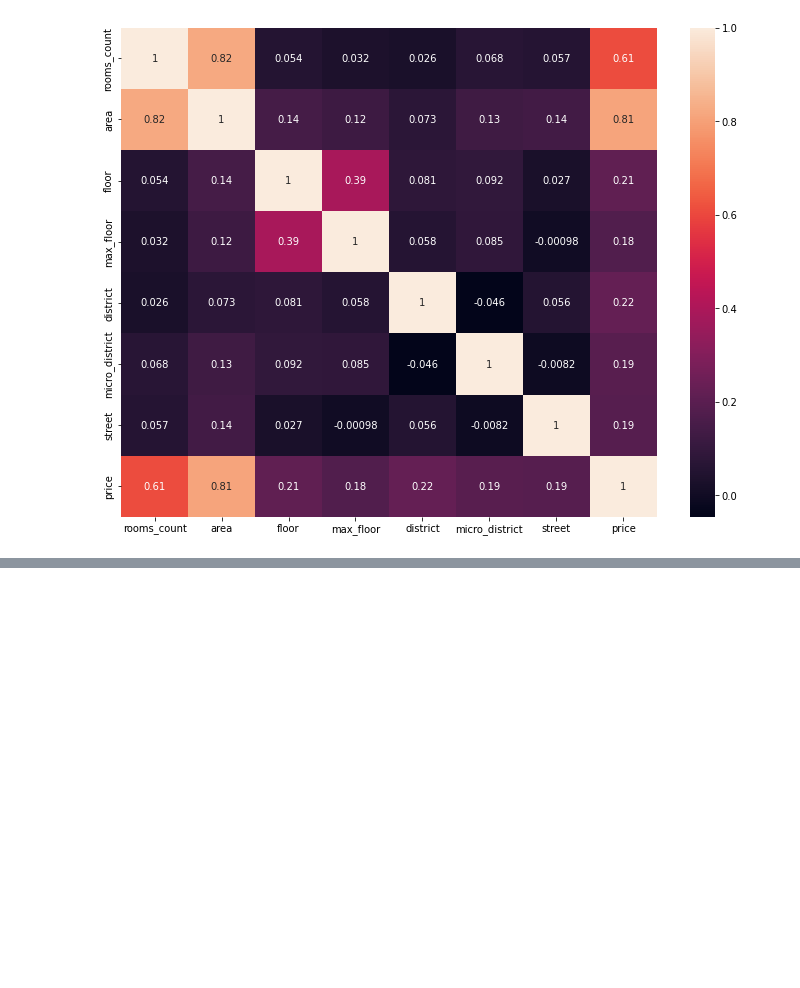
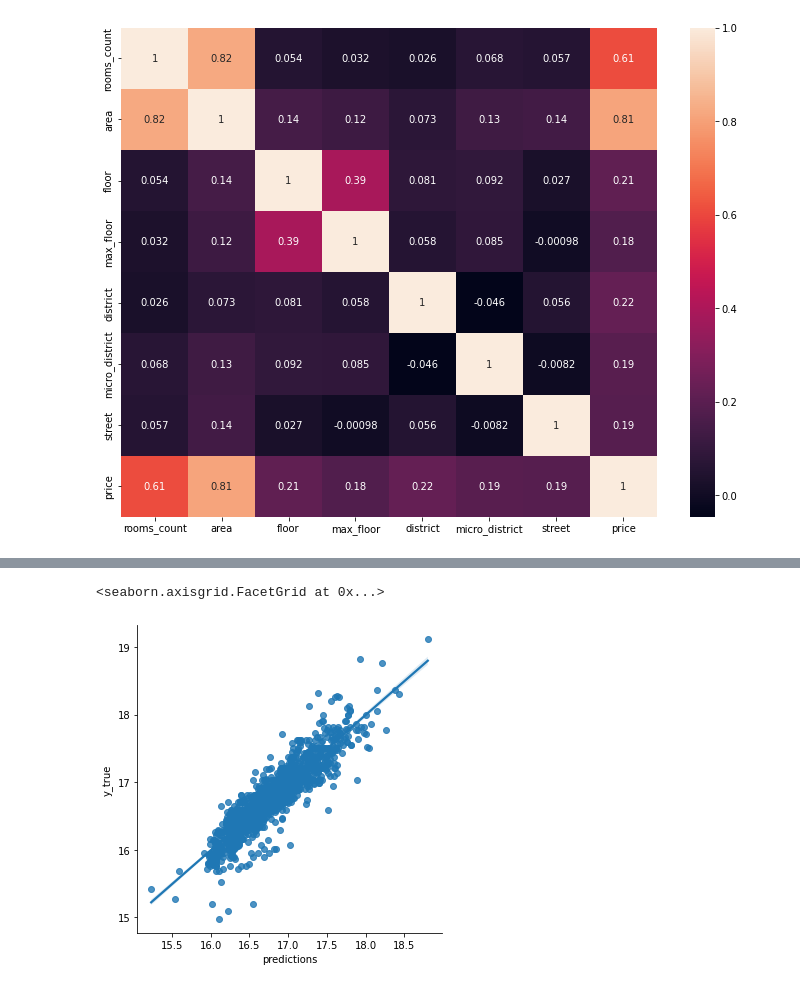
Before and after one commit to Artem123456789/flats_krisha_predictions, a Jupyter notebook: main.ipynb, the cells around one changed output, grey strips where cells are left out. Saved outputs shown, nothing was run; the diff lists cells and outputs as text; code cells hidden in the pictures; blank space fills up the shorter version.

Commit message:
y_true and predictions lmplot

```diff
--- a/main.ipynb
+++ b/main.ipynb
@@ -289,0 +279,5 @@ Root MSE:  0.35796584472480253
+# %%
+sns.lmplot(data=pd.DataFrame({"predictions": gb_predictions, "y_true": y_test}), x="predictions", y="y_true")
+# %% [output]
+<seaborn.axisgrid.FacetGrid at 0x...>
+[figure, added]
```
Also changed, not shown: parts of 7 cells of this notebook.
